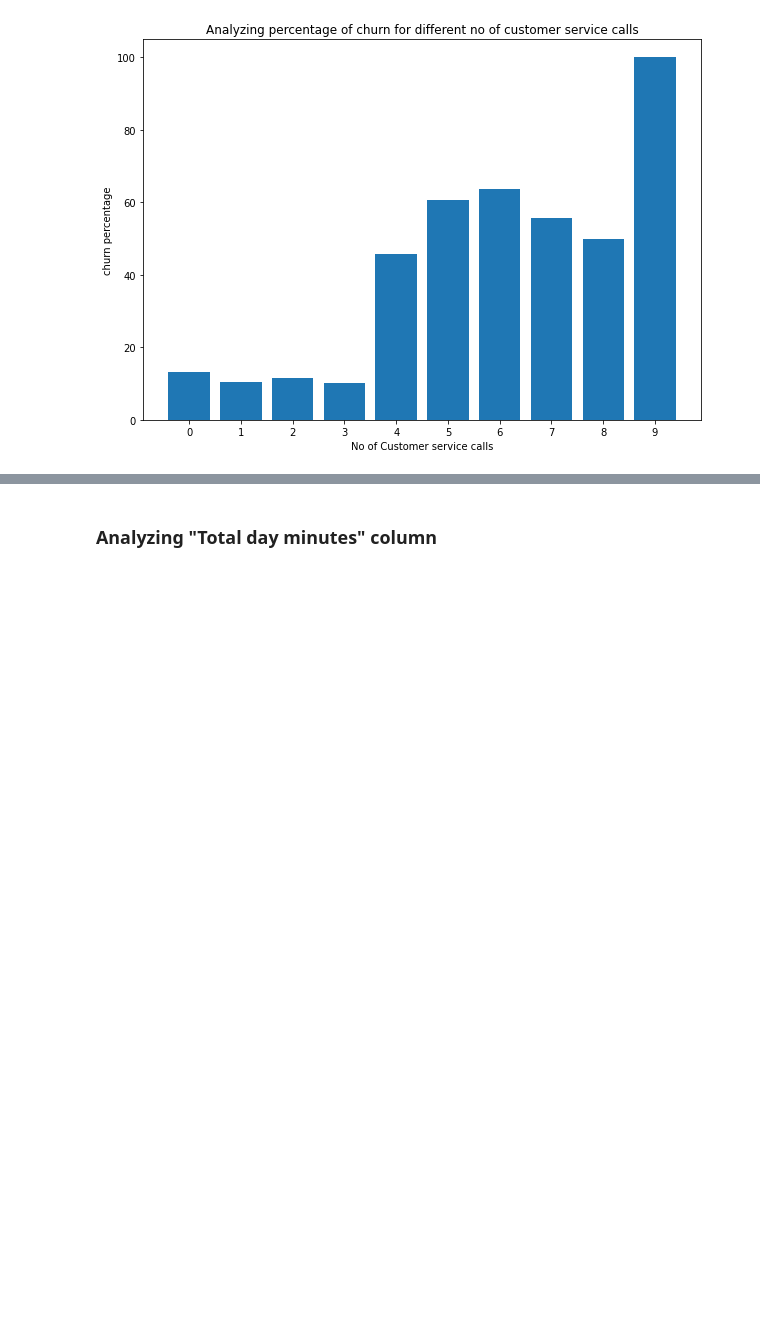
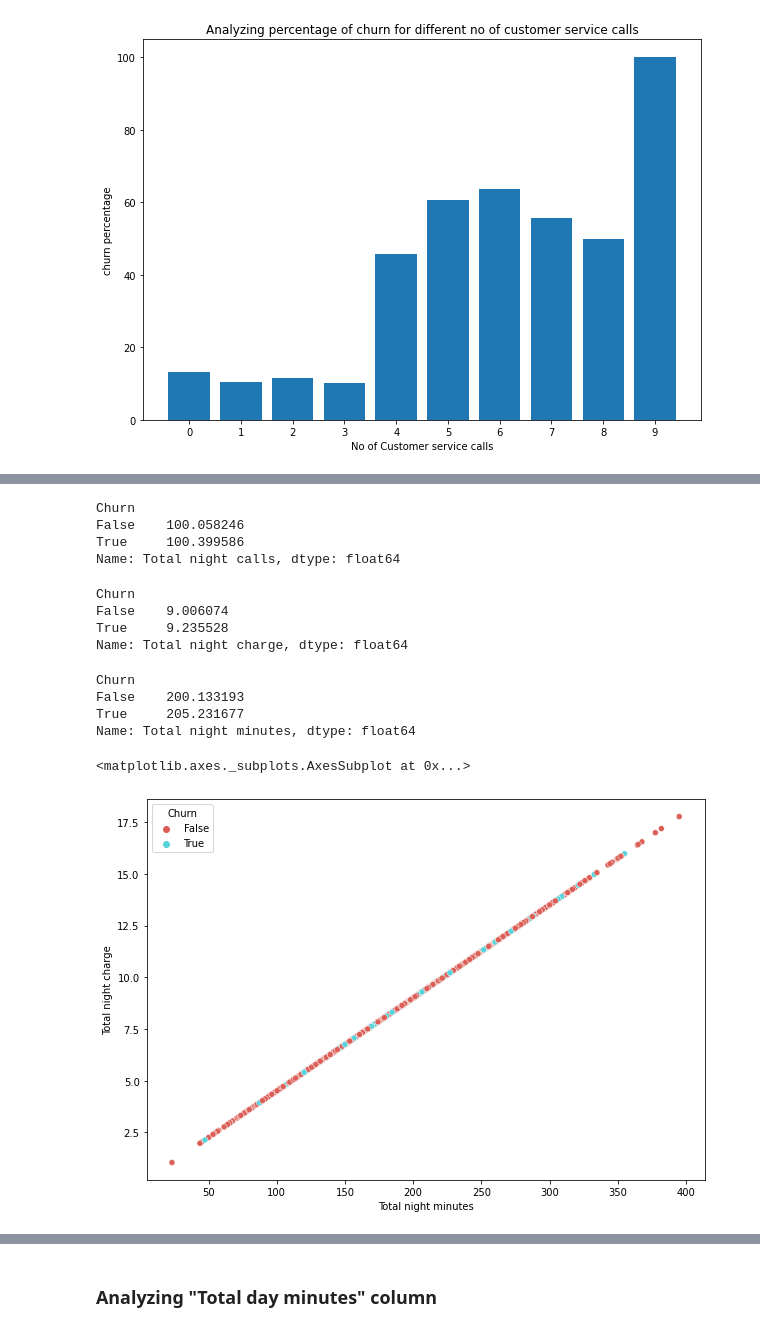
Before and after one commit to rushikeshjagatap85/EDA--Capstone-project, a Jupyter notebook: Rushikesh_Telecom_Churn_Analysis_Capstone_Project.ipynb, the cells around one changed output, grey strips where cells are left out. Drawn from its saved outputs; the diff is of its cells as text; code cells hidden in the pictures; blank space fills up the shorter version.

```diff
--- a/Rushikesh_Telecom_Churn_Analysis_Capstone_Project.ipynb
+++ b/Rushikesh_Telecom_Churn_Analysis_Capstone_Project.ipynb
@@ -450,0 +514,30 @@ plt.show()
+# %%
+#Print the mean value of churned and not churned customer
+print(df.groupby(["Churn"])['Total night calls'].mean())
+# %% [output]
+Churn
+False    100.058246
+True     100.399586
+Name: Total night calls, dtype: float64
+# %%
+#Print the mean value of churned and not churned customer
+print(df.groupby(["Churn"])['Total night charge'].mean())
+# %% [output]
+Churn
+False    9.006074
+True     9.235528
+Name: Total night charge, dtype: float64
+# %%
+#Print the mean value of churned and not churned customer
+print(df.groupby(["Churn"])['Total night minutes'].mean())
+# %% [output]
+Churn
+False    200.133193
+True     205.231677
+Name: Total night minutes, dtype: float64
+# %%
+#show the relation using scatter plot
+sns.scatterplot(x="Total night minutes", y="Total night charge", hue="Churn", data=df,palette='hls')
+# %% [output]
+<matplotlib.axes._subplots.AxesSubplot at 0x...>
+[figure, added]
```
Also changed, not shown: parts of 15 cells of this notebook.
